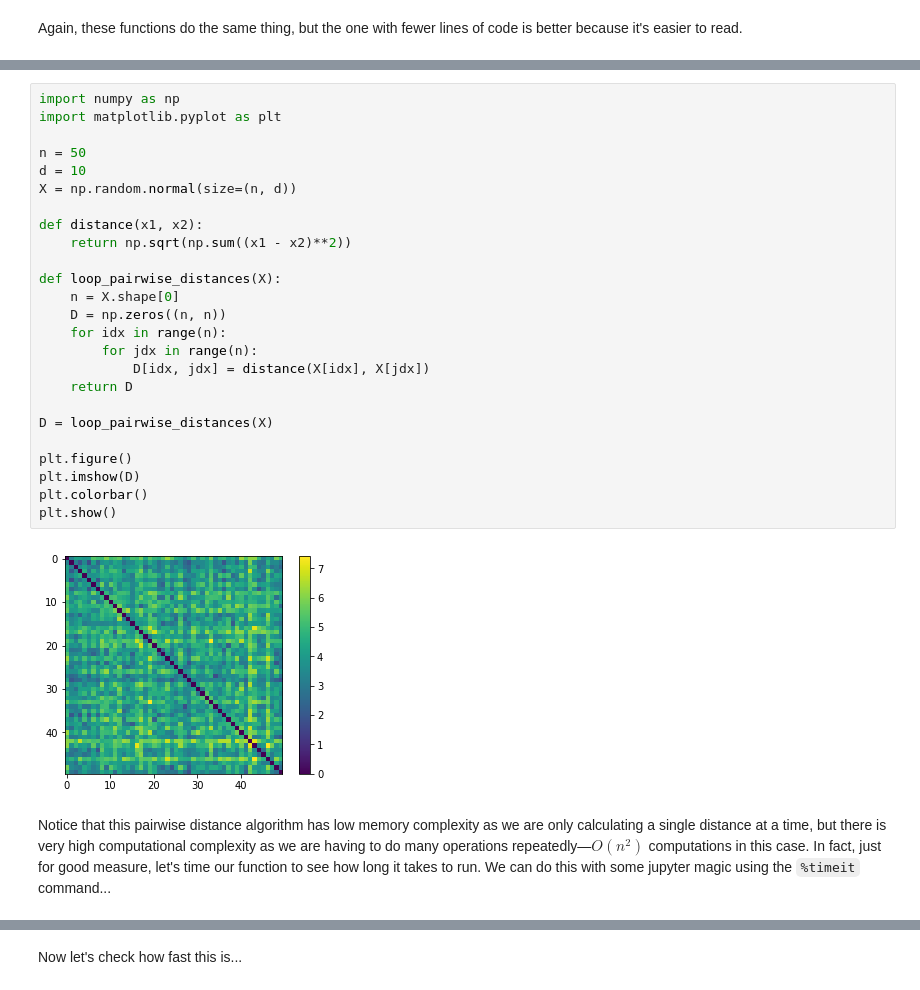
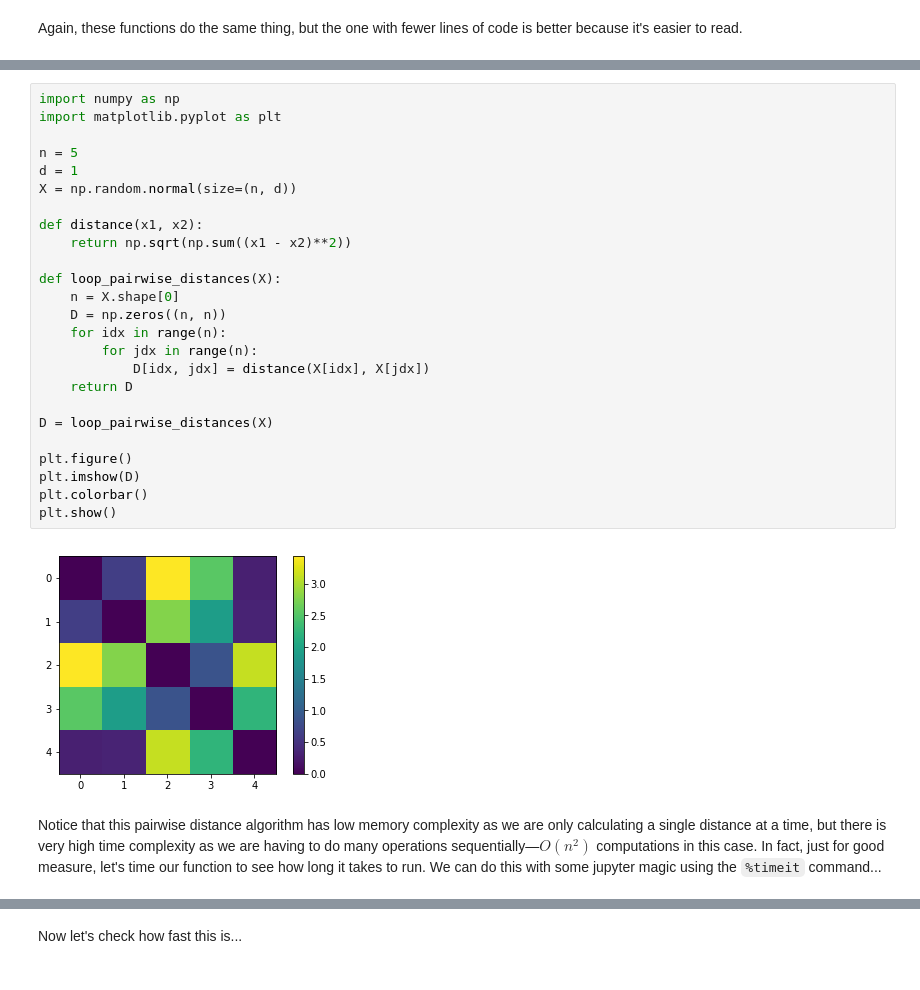
Before and after one commit to vivekhsridhar/vtk_programming, a Jupyter notebook: 6_style_timing.ipynb, the cells around one changed output, grey strips where cells are left out. Drawn from its saved outputs; the diff is of its cells as text.

```diff
--- a/6_style_timing.ipynb
+++ b/6_style_timing.ipynb
@@ -72,31 +175,31 @@ Naively we can do this with a nested for loop...
 # %%
 import numpy as np
 import matplotlib.pyplot as plt
 
-n = 50
-d = 10
+n = 5
+d = 1
 X = np.random.normal(size=(n, d))
 
 def distance(x1, x2):
     return np.sqrt(np.sum((x1 - x2)**2))
 
 def loop_pairwise_distances(X):
     n = X.shape[0]
     D = np.zeros((n, n))
     for idx in range(n):
         for jdx in range(n):
             D[idx, jdx] = distance(X[idx], X[jdx])
     return D
 
 D = loop_pairwise_distances(X)
 
 plt.figure()
 plt.imshow(D)
 plt.colorbar()
 plt.show()
 # %% [output]
-[figure, old version]
+[figure, new version]
 # %% [markdown]
-Notice that this pairwise distance algorithm has low memory complexity as we are only calculating a single distance at a time, but there is very high computational complexity as we are having to do many operations repeatedly—$O(n^2)$ computations in this case. In fact, just for good measure, let's time our function to see how long it takes to run. We can do this with some jupyter magic using the `%timeit` command...
+Notice that this pairwise distance algorithm has low memory complexity as we are only calculating a single distance at a time, but there is very high time complexity as we are having to do many operations sequentially—$O(n^2)$ computations in this case. In fact, just for good measure, let's time our function to see how long it takes to run. We can do this with some jupyter magic using the `%timeit` command...
 # %%
 %timeit loop_pairwise_distances(X)
```
Also changed, not shown: parts of 57 cells of this notebook.
